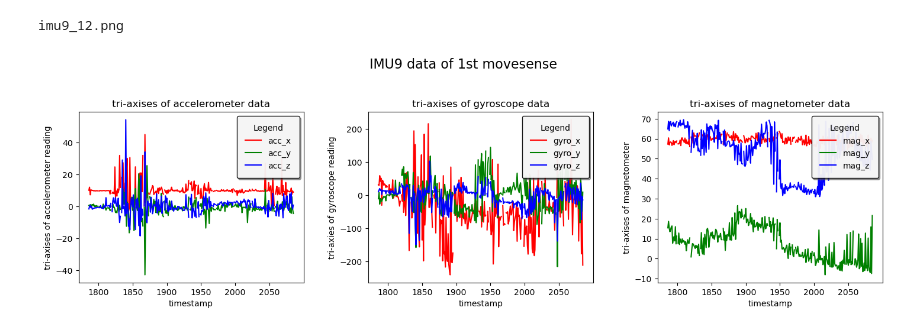
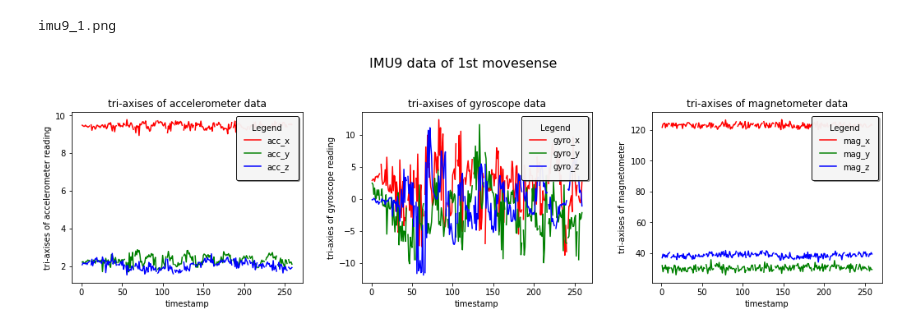
Before and after one commit to yzy1997/multi-model-data-collector, a Jupyter notebook: src/plot/plot_imu.ipynb, the cells around one changed output. Cells and saved outputs as stored; diff of their text form; code cells hidden in the pictures.

```diff
--- a/src/plot/plot_imu.ipynb
+++ b/src/plot/plot_imu.ipynb
@@ -126,69 +126,71 @@ class PlotData:
         file, extension = os.path.splitext(filename)
 
         couter = 1
         while os.path.exists(os.path.join('./imgs/', filename)):
             filename = file + '_' + str(couter) + extension
             couter += 1
         # assert type(filename) != str, 'filename is not a string'
         print(filename)
         return filename
 
 def main():
-    data = pd.read_csv('/u/44/yangz2/unix/Documents/vs_code_programs/movesense-data-collector/movesense-data-collector/output/merge_1_1.csv')
+    data = pd.read_csv('/u/44/yangz2/unix/Documents/vs_code_programs/multi-model-data-collector/multi-model-data-collector/output/merge_1_laptop1.csv')
     # print(data['timestamp'])
     # print(data.iloc[0:,2])
 
     # PlotData.plot_data_2(data['timestamp'][1786:2086], data.iloc[01786:2086,2],'plot x-axis of accelerometer reading', 'timestamp', 'acc', 'acc.png')
     # PlotData.plot_data_2(data['timestamp'][1786:2086], data.iloc[01786:2086,5], data3=data.iloc[01786:2086, 6], data4=data.iloc[01786:2086, 7],  title='plot x-axis of gyroscope reading', xlabel='timestamp', ylabel='gyro', filename='gyro.png')
     # PlotData.plot_data_2(data['timestamp'][1786:2086], data.iloc[01786:2086,8], data3=data.iloc[01786:2086, 9], data4=data.iloc[01786:2086, 10], title='plot x-axis of magnetometer reading', xlabel='timestamp', ylabel='mag', filename='mag.png')
 
     filename = PlotData.get_filename('imu9.png')
+    begin = 1
+    end = 260
     # print(filename)
     path = os.path.join('./imgs/', filename)
-    PlotData.plot_data_imu9(data['relative_id'][1786:2086], data.iloc[1786:2086,2], data3=data.iloc[1786:2086, 3], data4=data.iloc[1786:2086, 4], data5=data.iloc[1786:2086, 5], \
-                            data6=data.iloc[1786:2086, 6], data7=data.iloc[1786:2086, 7], data8=data.iloc[1786:2086, 8], data9=data.iloc[1786:2086, 9], data10=data.iloc[1786:2086, 10], \
+    PlotData.plot_data_imu9(np.array(data['relative_id'][begin:end]), np.array(data.iloc[begin:end,2]), data3=np.array(data.iloc[begin:end, 3]), data4=np.array(data.iloc[begin:end, 4]), data5=np.array(data.iloc[begin:end, 5]), \
+                            data6=np.array(data.iloc[begin:end, 6]), data7=np.array(data.iloc[begin:end, 7]), data8=np.array(data.iloc[begin:end, 8]), data9=np.array(data.iloc[begin:end, 9]), data10=np.array(data.iloc[begin:end, 10]), \
                             title='IMU9 data of 1st movesense', xlabel='timestamp', ylabel_1='tri-axises of accelerometer reading', ylabel_2='tri-axies of gyroscope reading', \
                                   ylabel_3='tri-axises of magnetometer', filename=path)
-    filename = PlotData.get_filename('imu9.png')
+    # filename = PlotData.get_filename('imu9.png')
     # print(filename)
-    path = os.path.join('./imgs/', filename)
-    PlotData.plot_data_imu9(data['relative_id'][1786:2086], data.iloc[1786:2086,11], data3=data.iloc[1786:2086, 12], data4=data.iloc[1786:2086, 13], data5=data.iloc[1786:2086, 14], \
-                            data6=data.iloc[1786:2086, 15], data7=data.iloc[1786:2086, 16], data8=data.iloc[1786:2086, 17], data9=data.iloc[1786:2086, 18], data10=data.iloc[1786:2086, 19], \
-                                title='IMU9 data of 2nd movesense', xlabel='timestamp', ylabel_1='tri-axises of accelerometer reading', ylabel_2='tri-axies of gyroscope reading', \
-                                    ylabel_3='tri-axises of magnetometer', filename=path)
-    filename = PlotData.get_filename('imu9.png')
-    # print(filename)
-    path = os.path.join('./imgs/', filename)
-    PlotData.plot_data_imu9(data['relative_id'][1786:2086], data.iloc[1786:2086,20], data3=data.iloc[1786:2086, 21], data4=data.iloc[1786:2086, 22], data5=data.iloc[1786:2086, 23], \
-                            data6=data.iloc[1786:2086, 24], data7=data.iloc[1786:2086, 25], data8=data.iloc[1786:2086, 26], data9=data.iloc[1786:2086, 27], data10=data.iloc[1786:2086, 28], \
-                                title='IMU9 data of 3rd movesense', xlabel='timestamp', ylabel_1='tri-axises of accelerometer reading', ylabel_2='tri-axies of gyroscope reading', \
-                                    ylabel_3='tri-axises of magnetometer', filename=path)
-    filename = PlotData.get_filename('imu9.png')
-    # print(filename)
-    path = os.path.join('./imgs/', filename)
-    PlotData.plot_data_imu9(data['relative_id'][1786:2086], data.iloc[1786:2086,29], data3=data.iloc[1786:2086, 30], data4=data.iloc[1786:2086, 31], data5=data.iloc[1786:2086, 32], \
-                            data6=data.iloc[1786:2086, 33], data7=data.iloc[1786:2086, 34], data8=data.iloc[1786:2086, 35], data9=data.iloc[1786:2086, 36], data10=data.iloc[1786:2086, 37], \
-                                title='IMU9 data of 4th movesense', xlabel='timestamp', ylabel_1='tri-axises of accelerometer reading', ylabel_2='tri-axies of gyroscope reading', \
-                                    ylabel_3='tri-axises of magnetometer', filename=path)
-    filename = PlotData.get_filename('imu9.png')
-    # print(filename)
-    path = os.path.join('./imgs/', filename)
-    PlotData.plot_data_imu9(data['relative_id'][1786:2086], data.iloc[1786:2086,38], data3=data.iloc[1786:2086, 39], data4=data.iloc[1786:2086, 40], data5=data.iloc[1786:2086, 41], \
-                            data6=data.iloc[1786:2086, 42], data7=data.iloc[1786:2086, 43], data8=data.iloc[1786:2086, 44], data9=data.iloc[1786:2086, 45], data10=data.iloc[1786:2086, 46], \
-                                title='IMU9 data of 5th movesense', xlabel='timestamp', ylabel_1='tri-axises of accelerometer reading', ylabel_2='tri-axies of gyroscope reading', \
-                                    ylabel_3='tri-axises of magnetometer', filename=path)
-    filename = PlotData.get_filename('imu9.png')
-    # print(filename)
-    path = os.path.join('./imgs/', filename)
-    PlotData.plot_data_imu9(data['relative_id'][1786:2086], data.iloc[1786:2086,47], data3=data.iloc[1786:2086, 48], data4=data.iloc[1786:2086, 49], data5=data.iloc[1786:2086, 50], \
-                            data6=data.iloc[1786:2086, 51], data7=data.iloc[1786:2086, 52], data8=data.iloc[1786:2086, 53], data9=data.iloc[1786:2086, 54], data10=data.iloc[1786:2086, 55], \
-                                title='IMU9 data of 6th movesense', xlabel='timestamp', ylabel_1='tri-axises of accelerometer reading', ylabel_2='tri-axies of gyroscope reading', \
-                                    ylabel_3='tri-axises of magnetometer', filename=path)
+    # path = os.path.join('./imgs/', filename)
+    # PlotData.plot_data_imu9(data['relative_id'][1786:2086], data.iloc[1786:2086,11], data3=data.iloc[1786:2086, 12], data4=data.iloc[1786:2086, 13], data5=data.iloc[1786:2086, 14], \
+    #                         data6=data.iloc[1786:2086, 15], data7=data.iloc[1786:2086, 16], data8=data.iloc[1786:2086, 17], data9=data.iloc[1786:2086, 18], data10=data.iloc[1786:2086, 19], \
+    #                             title='IMU9 data of 2nd movesense', xlabel='timestamp', ylabel_1='tri-axises of accelerometer reading', ylabel_2='tri-axies of gyroscope reading', \
+    #                                 ylabel_3='tri-axises of magnetometer', filename=path)
+    # filename = PlotData.get_filename('imu9.png')
+    # # print(filename)
+    # path = os.path.join('./imgs/', filename)
+    # PlotData.plot_data_imu9(data['relative_id'][1786:2086], data.iloc[1786:2086,20], data3=data.iloc[1786:2086, 21], data4=data.iloc[1786:2086, 22], data5=data.iloc[1786:2086, 23], \
+    #                         data6=data.iloc[1786:2086, 24], data7=data.iloc[1786:2086, 25], data8=data.iloc[1786:2086, 26], data9=data.iloc[1786:2086, 27], data10=data.iloc[1786:2086, 28], \
+    #                             title='IMU9 data of 3rd movesense', xlabel='timestamp', ylabel_1='tri-axises of accelerometer reading', ylabel_2='tri-axies of gyroscope reading', \
+    #                                 ylabel_3='tri-axises of magnetometer', filename=path)
+    # filename = PlotData.get_filename('imu9.png')
+    # # print(filename)
+    # path = os.path.join('./imgs/', filename)
+    # PlotData.plot_data_imu9(data['relative_id'][1786:2086], data.iloc[1786:2086,29], data3=data.iloc[1786:2086, 30], data4=data.iloc[1786:2086, 31], data5=data.iloc[1786:2086, 32], \
+    #                         data6=data.iloc[1786:2086, 33], data7=data.iloc[1786:2086, 34], data8=data.iloc[1786:2086, 35], data9=data.iloc[1786:2086, 36], data10=data.iloc[1786:2086, 37], \
+    #                             title='IMU9 data of 4th movesense', xlabel='timestamp', ylabel_1='tri-axises of accelerometer reading', ylabel_2='tri-axies of gyroscope reading', \
+    #                                 ylabel_3='tri-axises of magnetometer', filename=path)
+    # filename = PlotData.get_filename('imu9.png')
+    # # print(filename)
+    # path = os.path.join('./imgs/', filename)
+    # PlotData.plot_data_imu9(data['relative_id'][1786:2086], data.iloc[1786:2086,38], data3=data.iloc[1786:2086, 39], data4=data.iloc[1786:2086, 40], data5=data.iloc[1786:2086, 41], \
+    #                         data6=data.iloc[1786:2086, 42], data7=data.iloc[1786:2086, 43], data8=data.iloc[1786:2086, 44], data9=data.iloc[1786:2086, 45], data10=data.iloc[1786:2086, 46], \
+    #                             title='IMU9 data of 5th movesense', xlabel='timestamp', ylabel_1='tri-axises of accelerometer reading', ylabel_2='tri-axies of gyroscope reading', \
+    #                                 ylabel_3='tri-axises of magnetometer', filename=path)
+    # filename = PlotData.get_filename('imu9.png')
+    # # print(filename)
+    # path = os.path.join('./imgs/', filename)
+    # PlotData.plot_data_imu9(data['relative_id'][1786:2086], data.iloc[1786:2086,47], data3=data.iloc[1786:2086, 48], data4=data.iloc[1786:2086, 49], data5=data.iloc[1786:2086, 50], \
+    #                         data6=data.iloc[1786:2086, 51], data7=data.iloc[1786:2086, 52], data8=data.iloc[1786:2086, 53], data9=data.iloc[1786:2086, 54], data10=data.iloc[1786:2086, 55], \
+    #                             title='IMU9 data of 6th movesense', xlabel='timestamp', ylabel_1='tri-axises of accelerometer reading', ylabel_2='tri-axies of gyroscope reading', \
+    #                                 ylabel_3='tri-axises of magnetometer', filename=path)
 
 
 
 if __name__ == '__main__':
     main()
 # %% [output]
-imu9_12.png
+imu9_1.png
-[figure, old version]
+[figure, new version]
```
Also changed, not shown: parts of 1 cell of this notebook.
